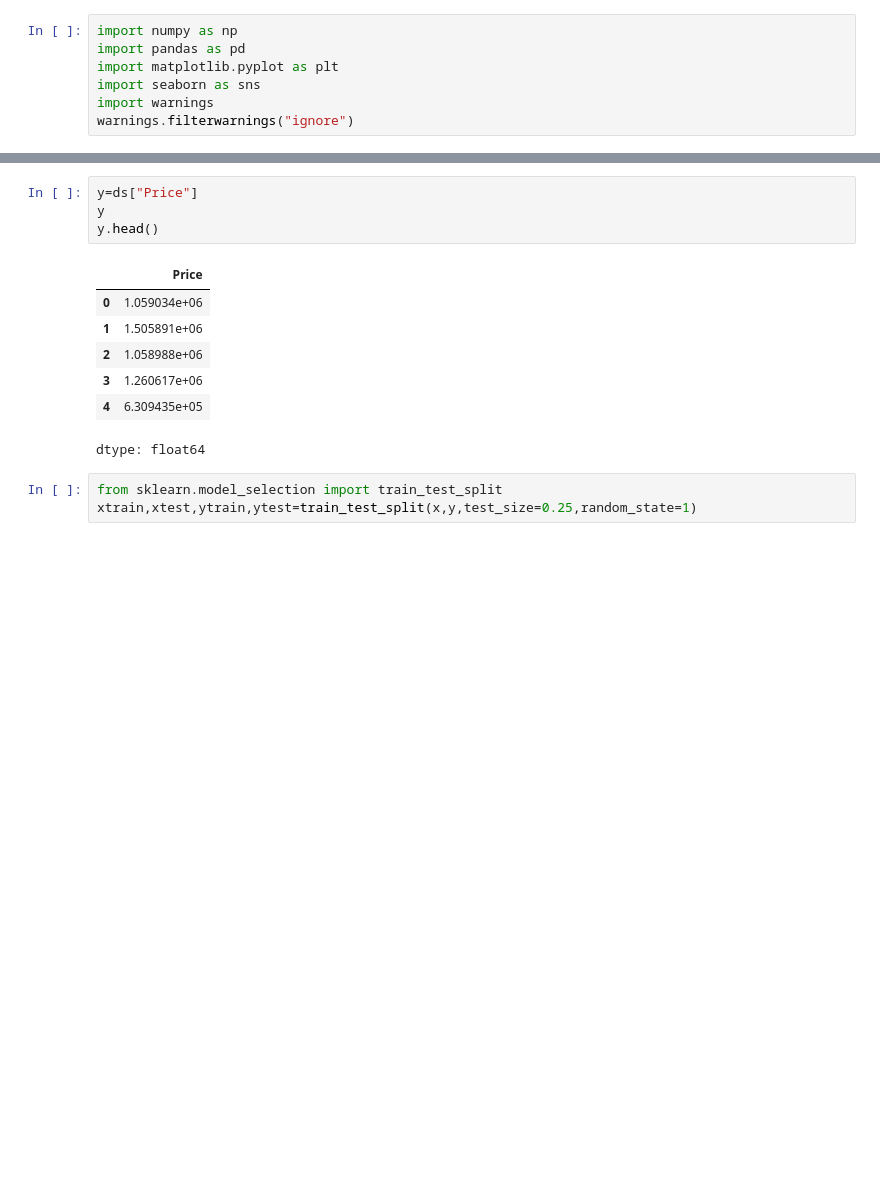
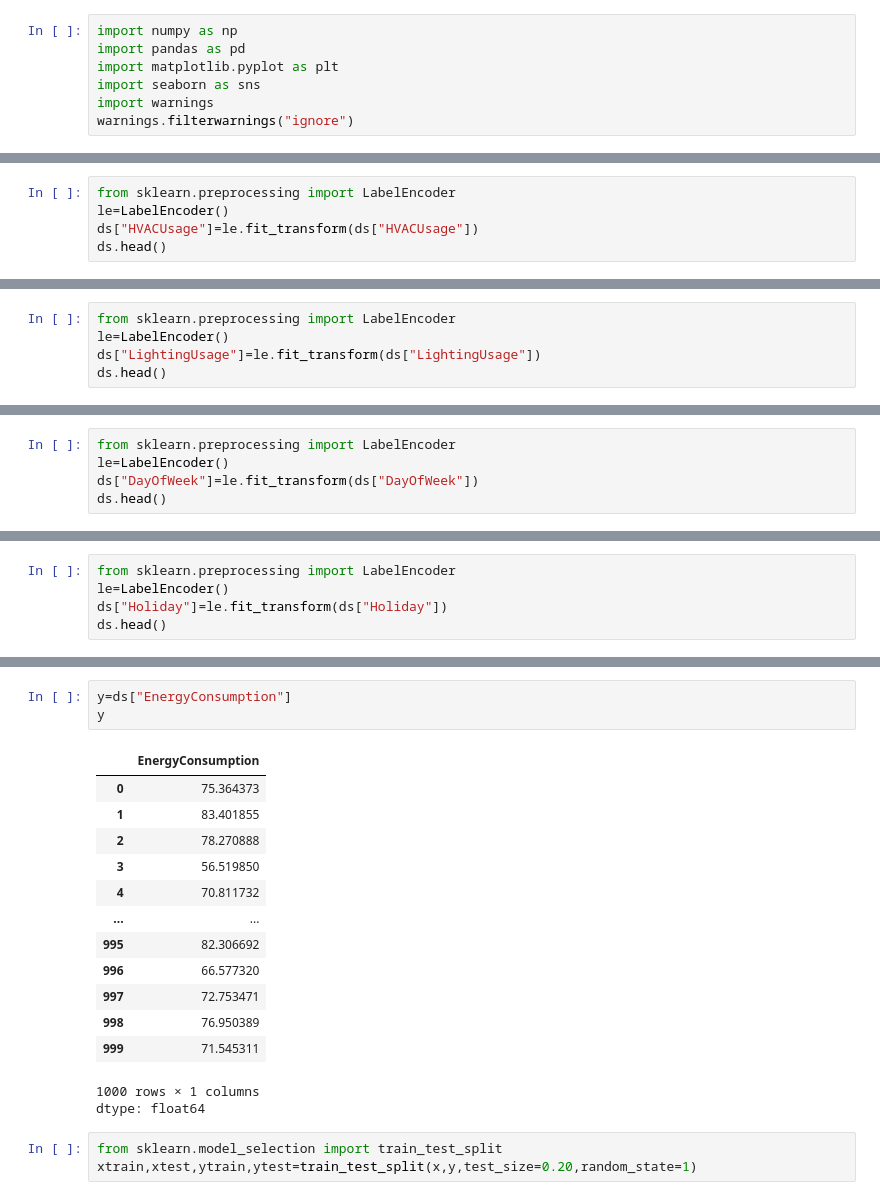
Before and after one commit to elphazdaud-ui/curriculum, a Jupyter notebook: chapter_appendix-tools-for-deep-learning/jupyter.ipynb, the cells around one changed output, grey strips where cells are left out. Drawn from its saved outputs; the diff is of its cells as text; blank space fills up the shorter version.

```diff
--- a/chapter_appendix-tools-for-deep-learning/jupyter.ipynb
+++ b/chapter_appendix-tools-for-deep-learning/jupyter.ipynb
@@ -290,0 +174,5 @@ ds.head()
+# %%
+from sklearn.preprocessing import LabelEncoder
+le=LabelEncoder()
+ds["HVACUsage"]=le.fit_transform(ds["HVACUsage"])
+ds.head()
@@ -290,0 +186,5 @@ ds.head()
+# %%
+from sklearn.preprocessing import LabelEncoder
+le=LabelEncoder()
+ds["LightingUsage"]=le.fit_transform(ds["LightingUsage"])
+ds.head()
@@ -290,0 +198,5 @@ ds.head()
+# %%
+from sklearn.preprocessing import LabelEncoder
+le=LabelEncoder()
+ds["DayOfWeek"]=le.fit_transform(ds["DayOfWeek"])
+ds.head()
@@ -290,0 +210,5 @@ ds.head()
+# %%
+from sklearn.preprocessing import LabelEncoder
+le=LabelEncoder()
+ds["Holiday"]=le.fit_transform(ds["Holiday"])
+ds.head()
@@ -302,17 +239,23 @@ x.head()
 # %%
-y=ds["Price"]
+y=ds["EnergyConsumption"]
 y
-y.head()
 # %% [output]
-|  | Price |
-| 0 | 1.059034e+06 |
-| 1 | 1.505891e+06 |
-| 2 | 1.058988e+06 |
-| 3 | 1.260617e+06 |
-| 4 | 6.309435e+05 |
+|  | EnergyConsumption |
+| 0 | 75.364373 |
+| 1 | 83.401855 |
+| 2 | 78.270888 |
+| 3 | 56.519850 |
+| 4 | 70.811732 |
+| ... | ... |
+| 995 | 82.306692 |
+| 996 | 66.577320 |
+| 997 | 72.753471 |
+| 998 | 76.950389 |
+| 999 | 71.545311 |
+1000 rows × 1 columns
 dtype: float64
 # %%
 from sklearn.model_selection import train_test_split
-xtrain,xtest,ytrain,ytest=train_test_split(x,y,test_size=0.25,random_state=1)
+xtrain,xtest,ytrain,ytest=train_test_split(x,y,test_size=0.20,random_state=1)
 # %%
 from sklearn.linear_model import LinearRegression
```
Also changed, not shown: parts of 28 cells of this notebook.
